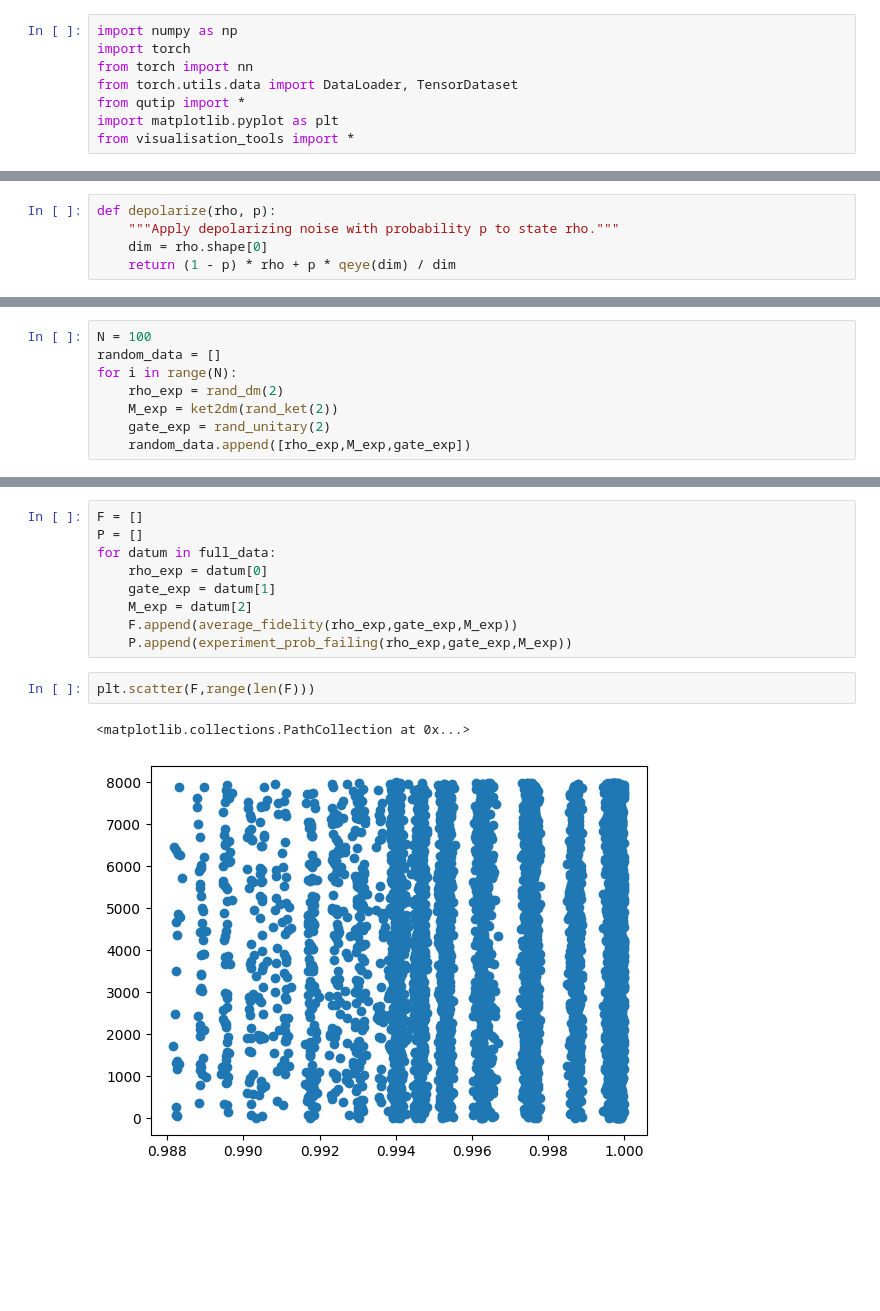
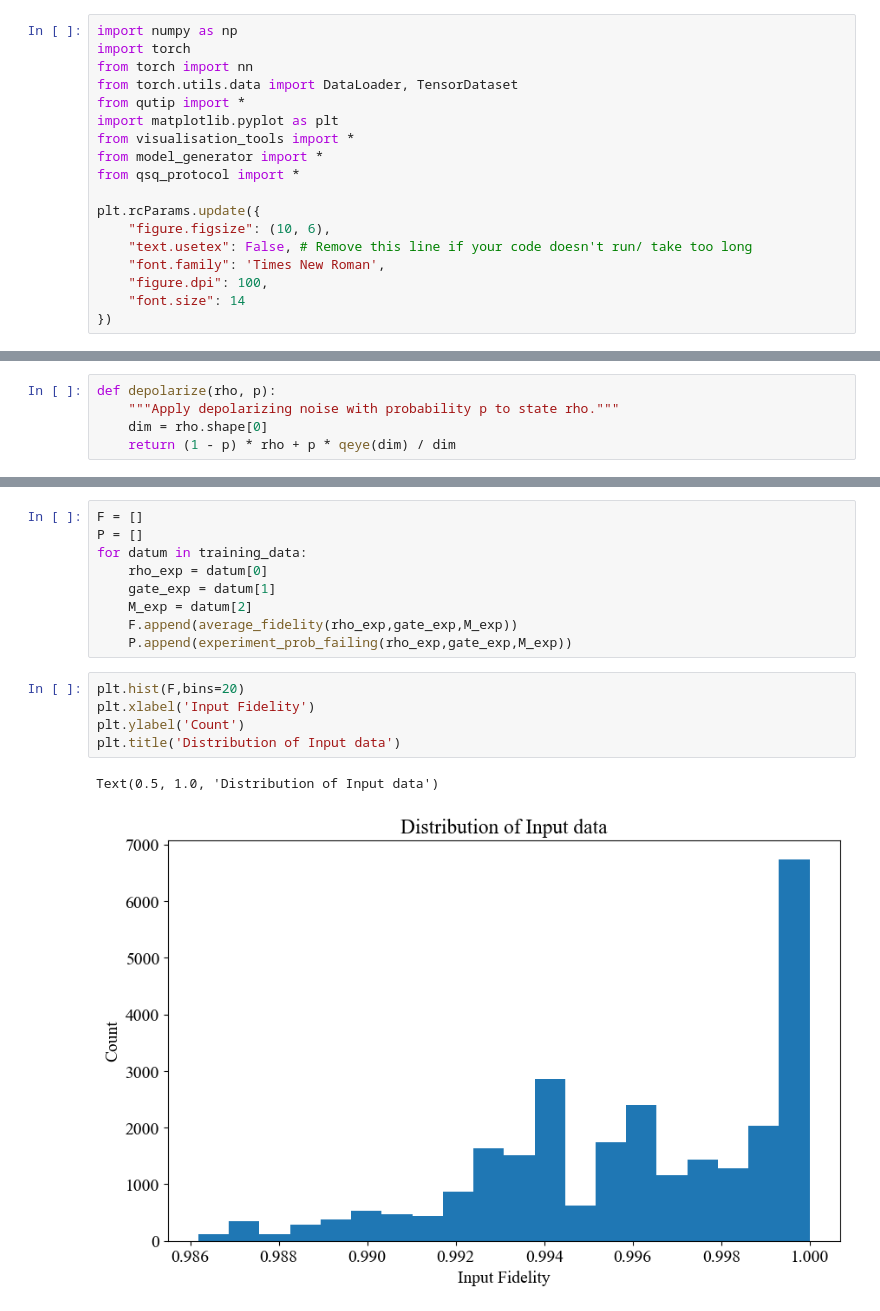
Before and after one commit to khanhuyengiang/aceqc, a Jupyter notebook: input_data.ipynb, the cells around one changed output, grey strips where cells are left out. Cells and saved outputs as stored; diff of their text form; blank space fills up the shorter version.

```diff
--- a/input_data.ipynb
+++ b/input_data.ipynb
@@ -15,3 +15,13 @@ from torch.utils.data import DataLoader, TensorDataset
 from qutip import *
 import matplotlib.pyplot as plt
 from visualisation_tools import *
+from model_generator import *
+from qsq_protocol import *
+
+plt.rcParams.update({
+    "figure.figsize": (10, 6),
+    "text.usetex": False, # Remove this line if your code doesn't run/ take too long
+    "font.family": 'Times New Roman',
+    "figure.dpi": 100,
+    "font.size": 14
+})
@@ -157,8 +45,0 @@ uniform_data = [(dm1, unitary, dm2) for dm1, unitary, dm2 in itertools.product(u
-# %%
-N = 100
-random_data = []
-for i in range(N):
-    rho_exp = rand_dm(2)
-    M_exp = ket2dm(rand_ket(2))
-    gate_exp = rand_unitary(2)
-    random_data.append([rho_exp,M_exp,gate_exp])
@@ -232,17 +129,20 @@ random.shuffle(full_data)
 # %%
 F = []
 P = []
-for datum in full_data:
+for datum in training_data:
     rho_exp = datum[0]
     gate_exp = datum[1]
     M_exp = datum[2]
     F.append(average_fidelity(rho_exp,gate_exp,M_exp))
     P.append(experiment_prob_failing(rho_exp,gate_exp,M_exp))
 # %%
-plt.scatter(F,range(len(F)))
+plt.hist(F,bins=20)
+plt.xlabel('Input Fidelity')
+plt.ylabel('Count')
+plt.title('Distribution of Input data')
 # %% [output]
-<matplotlib.collections.PathCollection at 0x...>
+Text(0.5, 1.0, 'Distribution of Input data')
-[figure, old version]
+[figure, new version]
 # %%
 # Convert to PyTorch tensors
 X = torch.tensor(P, dtype=torch.float32)   # inputs: 3 probabilities
```
Also changed, not shown: parts of 14 cells of this notebook, 4 other files.
